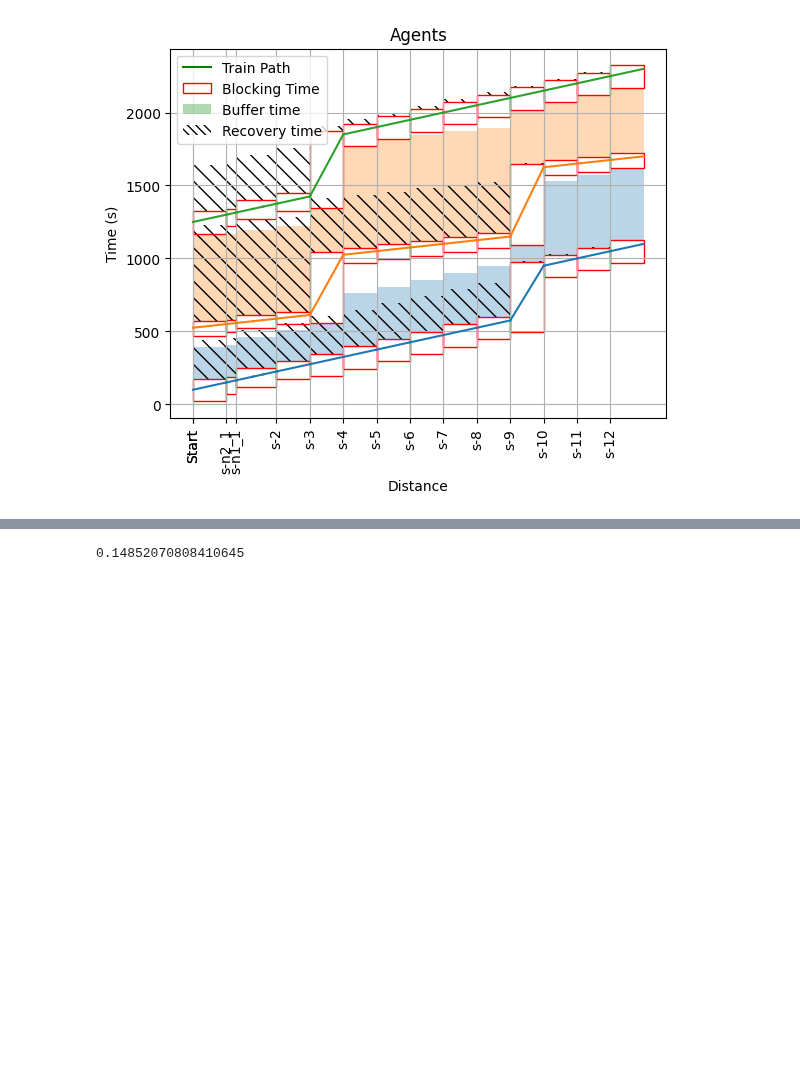
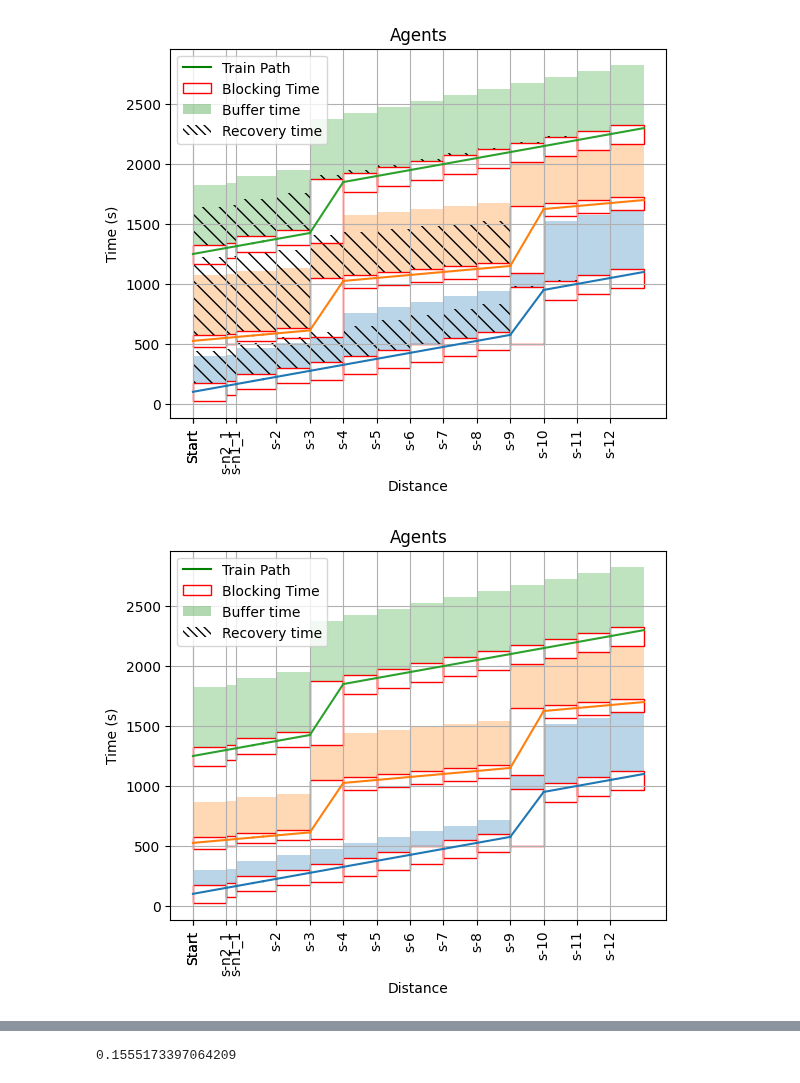
Before and after one commit to GoodGuyMe/delay-replanning-slack, a Jupyter notebook: experiments/blocking_experiments.ipynb, the cells around one changed output, grey strips where cells are left out. Cells and saved outputs as stored; diff of their text form; code cells hidden in the pictures; blank space fills up the shorter version.

Commit message:
plotting updates

```diff
--- a/experiments/blocking_experiments.ipynb
+++ b/experiments/blocking_experiments.ipynb
@@ -63,7 +66,8 @@ layout =   "../data/single_track/woho.json"
 
 scenario_data = json.load(open(scenario))
 train_types = {x["name"]: x for x in scenario_data["types"]}
-agent_speed = 10
+agent_speed = 30
+max_buffer = 500
 
 for agent in scenario_data['trains']:
     # Get the global end time of scenario
@@ -76,8 +80,8 @@ for agent in scenario_data['trains']:
     for move in agent["movements"]:
         fig, axs = plt.subplots(2, gridspec_kw={"height_ratios": [4, 1]})
 
-        # generate_intervals(float("inf"), True, layout, scenario, agent, agent_speed, move, fig, axs, color="green", label="Recovery time")
-        generate_intervals(float("inf"), False, layout, scenario, agent, agent_speed, move, fig, axs, color="blue", label="With buffer time")
+        generate_intervals(max_buffer, True, layout, scenario, agent, agent_speed, move, fig, axs, color="green", label="Recovery time")
+        generate_intervals(max_buffer, False, layout, scenario, agent, agent_speed, move, fig, axs, color="blue", label="With buffer time")
         generate_intervals(0, False, layout, scenario, agent, agent_speed, move, fig, axs, color="red", label="No flexibility")
 
         # generate_intervals(float("inf"), True, layout, scenario, agent, 30, move, fig, axs, color="green", label="v=30")
@@ -99,9 +103,9 @@ for agent in scenario_data['trains']:
         axs[0].set_title(title)
         axs[0].legend()
         axs[0].grid()
-        axs[0].set_xlim([-50, 2550])
-        axs[1].set_xlim([-50, 2550])
-        axs[1].set_ylim([-50, 500])
+        # axs[0].set_xlim([-50, 2550])
+        # axs[1].set_xlim([-50, 2550])
+        # axs[1].set_ylim([-50, 500])
         fig.set_figheight(7)
         plt.savefig(f"figures/atf_{agent['trainNumber']}")
         plt.show()
@@ -125,4 +116,7 @@ for agent in scenario_data['trains']:
 # %%
-generate.time_safe_intervals_and_write(layout, scenario, -1, agent_speed, "output", float("inf"), True, plot=True)
+generate.time_safe_intervals_and_write(layout, scenario, -1, agent_speed, "output", max_buffer, True, plot=True)
+generate.time_safe_intervals_and_write(layout, scenario, -1, agent_speed, "output", max_buffer, False, plot=True)
+generate.time_safe_intervals_and_write(layout, scenario, -1, agent_speed, "output", 0, False, plot=True)
 # %% [output]
-[figure, old version]
+[figure, new version]
+[figure, added]
@@ -129 +124 @@ generate.time_safe_intervals_and_write(layout, scenario, -1, agent_speed, "outpu
-0.14852070808410645
+0.1555173397064209
```
Also changed, not shown: parts of 3 cells of this notebook.
